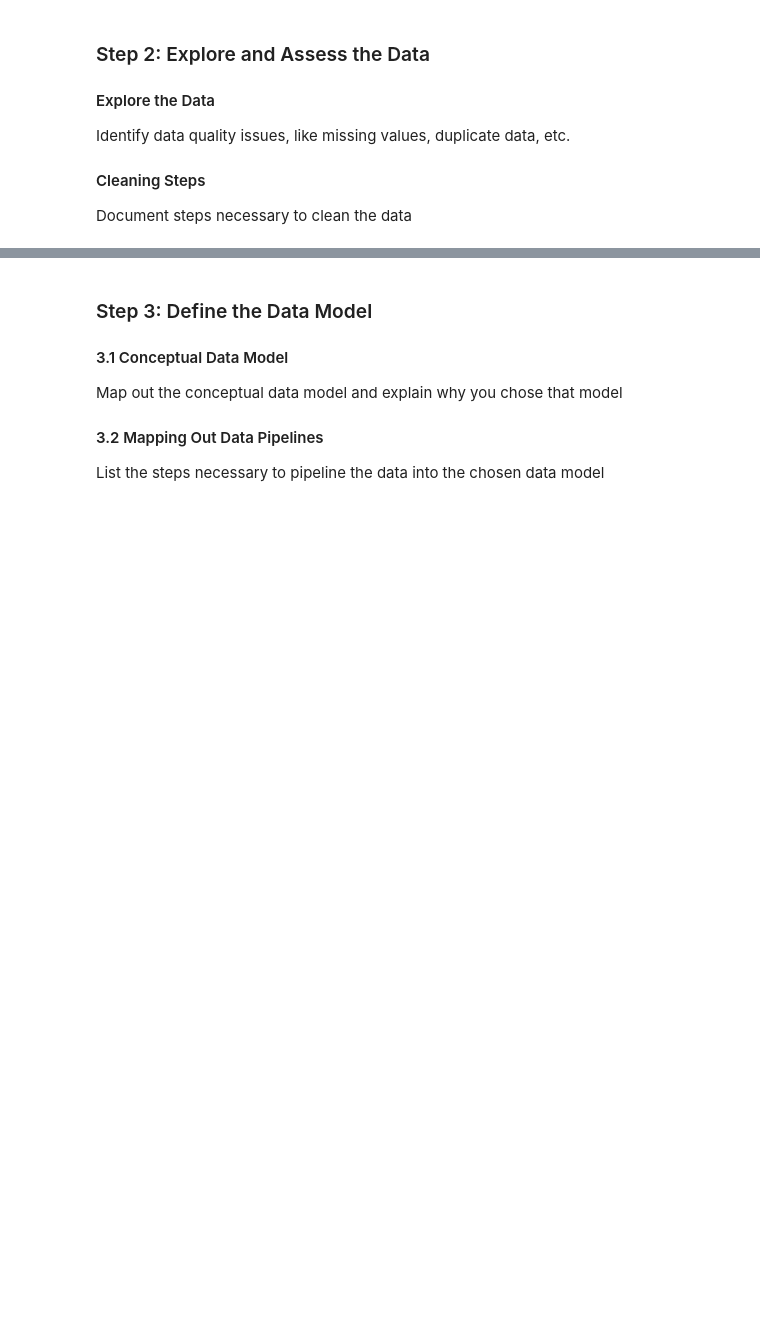
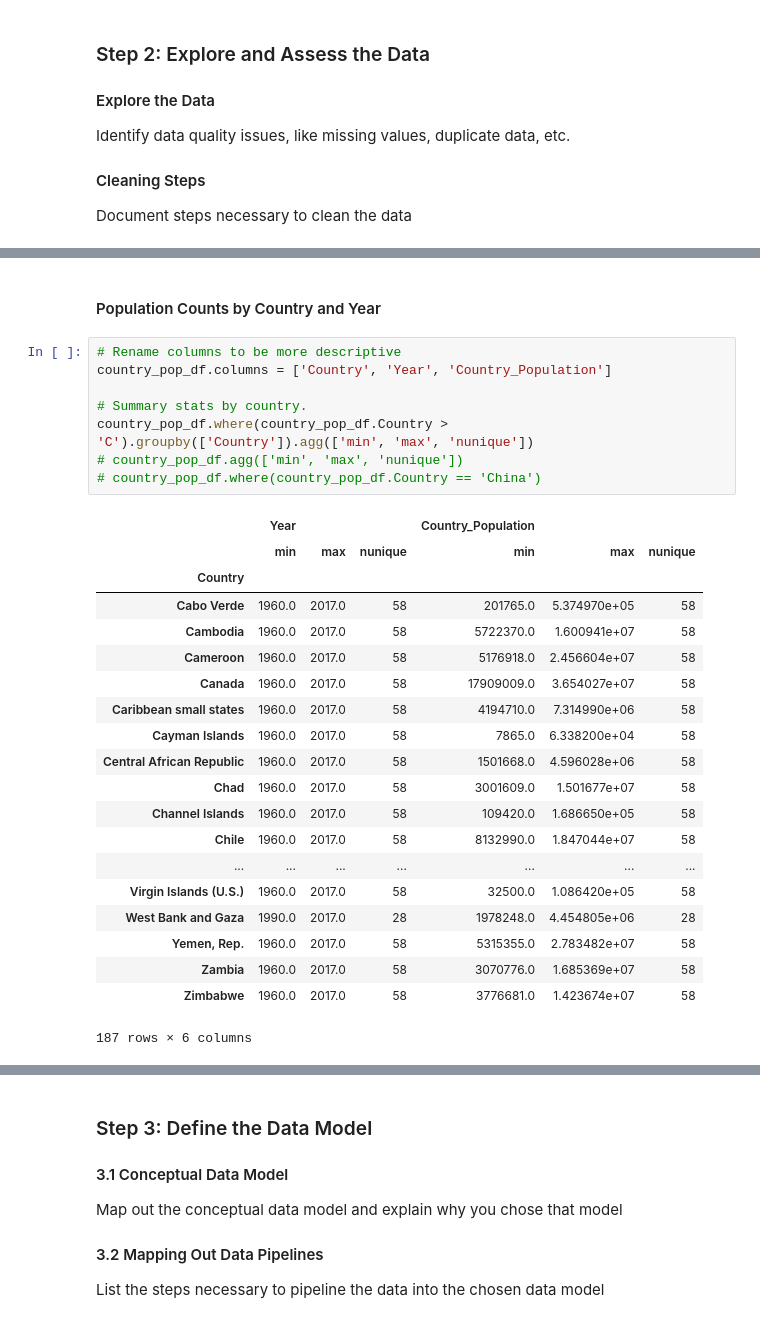
Before and after one commit to DonDuPontII/Data-Engineering-Udacity-Projects, a Jupyter notebook: Capstone-Project.ipynb, the cells around one changed output, grey strips where cells are left out. Saved outputs shown, nothing was run; the diff lists cells and outputs as text; blank space fills up the shorter version.

```diff
--- a/Capstone-Project.ipynb
+++ b/Capstone-Project.ipynb
@@ -118,0 +231,31 @@ Document steps necessary to clean the data
+# %% [markdown]
+#### Population Counts by Country and Year
+# %%
+# Rename columns to be more descriptive
+country_pop_df.columns = ['Country', 'Year', 'Country_Population']
+
+# Summary stats by country.
+country_pop_df.where(country_pop_df.Country > 'C').groupby(['Country']).agg(['min', 'max', 'nunique'])
+# country_pop_df.agg(['min', 'max', 'nunique'])
+# country_pop_df.where(country_pop_df.Country == 'China')
+# %% [output]
+|  | Year |  |  | Country_Population |  |  |
+|  | min | max | nunique | min | max | nunique |
+| Country |  |  |  |  |  |  |
+| Cabo Verde | 1960.0 | 2017.0 | 58 | 201765.0 | 5.374970e+05 | 58 |
+| Cambodia | 1960.0 | 2017.0 | 58 | 5722370.0 | 1.600941e+07 | 58 |
+| Cameroon | 1960.0 | 2017.0 | 58 | 5176918.0 | 2.456604e+07 | 58 |
+| Canada | 1960.0 | 2017.0 | 58 | 17909009.0 | 3.654027e+07 | 58 |
+| Caribbean small states | 1960.0 | 2017.0 | 58 | 4194710.0 | 7.314990e+06 | 58 |
+| Cayman Islands | 1960.0 | 2017.0 | 58 | 7865.0 | 6.338200e+04 | 58 |
+| Central African Republic | 1960.0 | 2017.0 | 58 | 1501668.0 | 4.596028e+06 | 58 |
+| Chad | 1960.0 | 2017.0 | 58 | 3001609.0 | 1.501677e+07 | 58 |
+| Channel Islands | 1960.0 | 2017.0 | 58 | 109420.0 | 1.686650e+05 | 58 |
+| Chile | 1960.0 | 2017.0 | 58 | 8132990.0 | 1.847044e+07 | 58 |
+| ... | ... | ... | ... | ... | ... | ... |
+| Virgin Islands (U.S.) | 1960.0 | 2017.0 | 58 | 32500.0 | 1.086420e+05 | 58 |
+| West Bank and Gaza | 1990.0 | 2017.0 | 28 | 1978248.0 | 4.454805e+06 | 28 |
+| Yemen, Rep. | 1960.0 | 2017.0 | 58 | 5315355.0 | 2.783482e+07 | 58 |
+| Zambia | 1960.0 | 2017.0 | 58 | 3070776.0 | 1.685369e+07 | 58 |
+| Zimbabwe | 1960.0 | 2017.0 | 58 | 3776681.0 | 1.423674e+07 | 58 |
+187 rows × 6 columns
```
Also changed, not shown: parts of 12 cells of this notebook.
